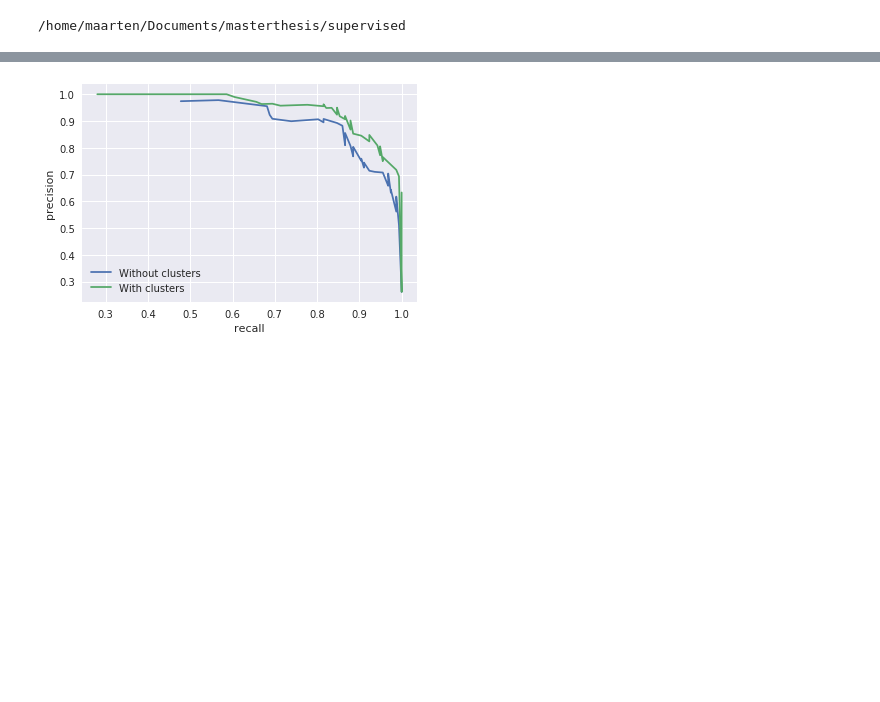
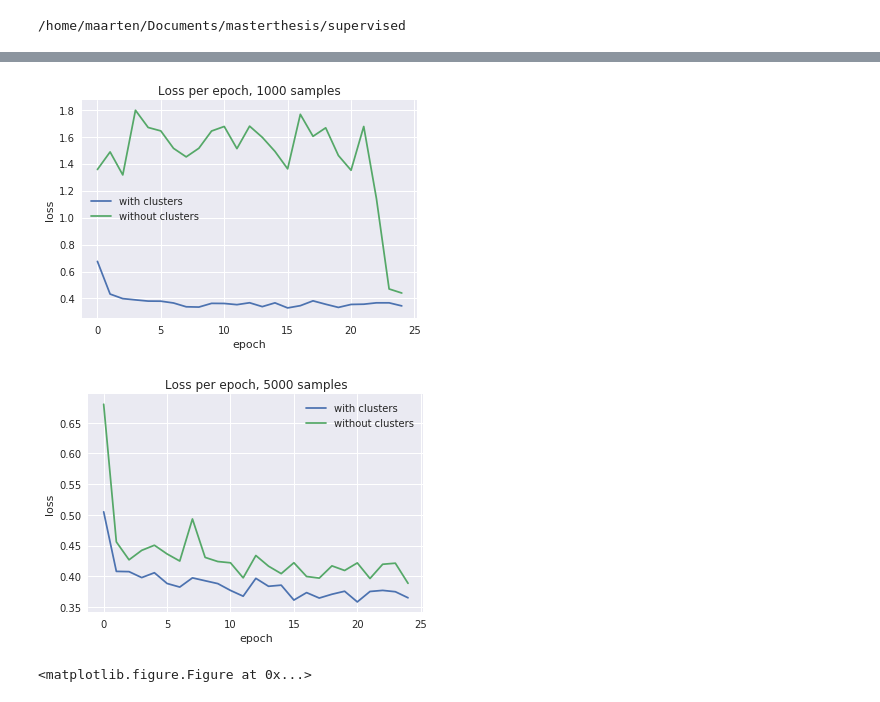
Before and after one commit to maarten990/masterthesis, a Jupyter notebook: supervised/notebooks/testing.ipynb, the cells around one changed output, grey strips where cells are left out. Cells and saved outputs as stored; diff of their text form; code cells hidden in the pictures; blank space fills up the shorter version.

```diff
--- a/supervised/notebooks/testing.ipynb
+++ b/supervised/notebooks/testing.ipynb
@@ -10,23 +10,32 @@ import torch
 # %% [output]
 /home/maarten/Documents/masterthesis/supervised
 # %%
-num_clusters = 3
+num_clusters = 5
 
 files = [f'../clusterlabeled-{num_clusters}/1800{i}.xml' for i in [1, 2, 3, 4, 5]]
-dataset = data.GermanDatasetInMemory(files, num_clusters, 500, 1500, 3, 0)
+small_dataset = data.GermanDatasetInMemory(files, num_clusters, 100, 1000, 3, 0)
+medium_dataset = data.GermanDatasetInMemory(files, num_clusters, 500, 5000, 3, 0)
 # %%
-traindata, testdata = dataset.split(0.3)
+from collections import namedtuple
+ClusterTuple = namedtuple('Clustertuple', ['with_clusters', 'without_clusters'])
+models = {}
+training_losses = {}
+for name, dataset in [('1000 samples', small_dataset), ('5000 samples', medium_dataset)]:
+    traindata, testdata = dataset.split(0.3)
 
-params = train.CNNParams(
-    embed_size=300,
-    dropout=0.50,
-    epochs=50,
-    num_filters=100
-)
+    params = train.CNNParams(
+        embed_size=300,
+        dropout=0.50,
+        epochs=25,
+        num_filters=100
+    )
 
-optimizer = lambda params: torch.optim.Adadelta(params, weight_decay=0.001)
-model, losses = train.setup_and_train(params, with_labels=False, dataset=traindata,
-                                      epochs=params.epochs, batch_size=50, optim_fn=optimizer)
-label_model, label_losses = train.setup_and_train(params, with_labels=True,
-                                                  dataset=traindata, epochs=params.epochs,
-                                                  batch_size=50, optim_fn=optimizer)
+    optimizer = lambda params: torch.optim.Adadelta(params, weight_decay=0.001)
+    model, losses = train.setup_and_train(params, with_labels=False, dataset=traindata,
+                                          epochs=params.epochs, batch_size=50, optim_fn=optimizer)
+    cluster_model, cluster_losses = train.setup_and_train(params, with_labels=True,
+                                                          dataset=traindata, epochs=params.epochs,
+                                                          batch_size=50, optim_fn=optimizer)
+
+    models[name] = ClusterTuple(cluster_model, model)
+    training_losses[name] = ClusterTuple(cluster_losses, losses)
@@ -64,13 +42,9 @@ label_pr = train.pr_curve(label_model, data.get_iterator(testdata, [40]));
-# %%
-# filter degenerate values when the recall is 0, and sort by recall
-nolabel_pr = sorted([(p, r) for p, r in nolabel_pr if r != 0], key=lambda x: x[1])
-label_pr = sorted([(p, r) for p, r in label_pr if r != 0], key=lambda x: x[1])
-
-import matplotlib.pyplot as plt
-plt.plot([r for p, r in nolabel_pr], [p for p, r in nolabel_pr], label='Without clusters')
-plt.plot([r for p, r in label_pr], [p for p, r in label_pr], label='With clusters')
-plt.legend()
-plt.xlabel('recall')
-plt.ylabel('precision');
-# %% [output]
-[figure, removed]
+# %%
+for name, loss in training_losses.items():
+    evaluate.plot({'with clusters': loss.with_clusters, 'without clusters': loss.without_clusters},
+                  'epoch', 'loss', False, f'Loss per epoch, {name}')
+    evaluate.plt.figure();
+# %% [output]
+[figure, added]
+[figure, added]
+<matplotlib.figure.Figure at 0x...>
```
Also changed, not shown: parts of 8 cells of this notebook, 3 other files.
